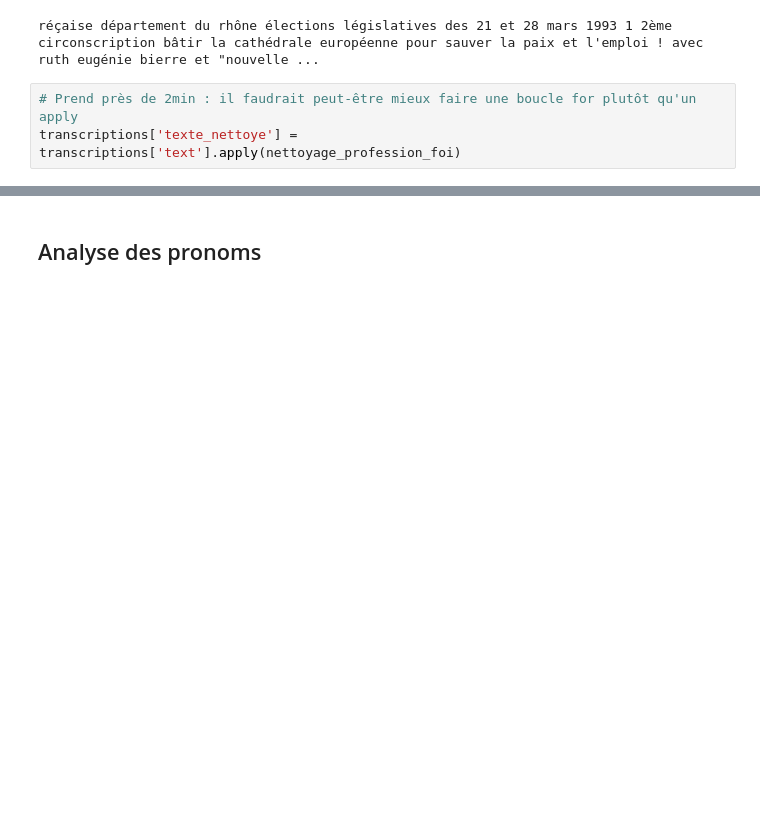
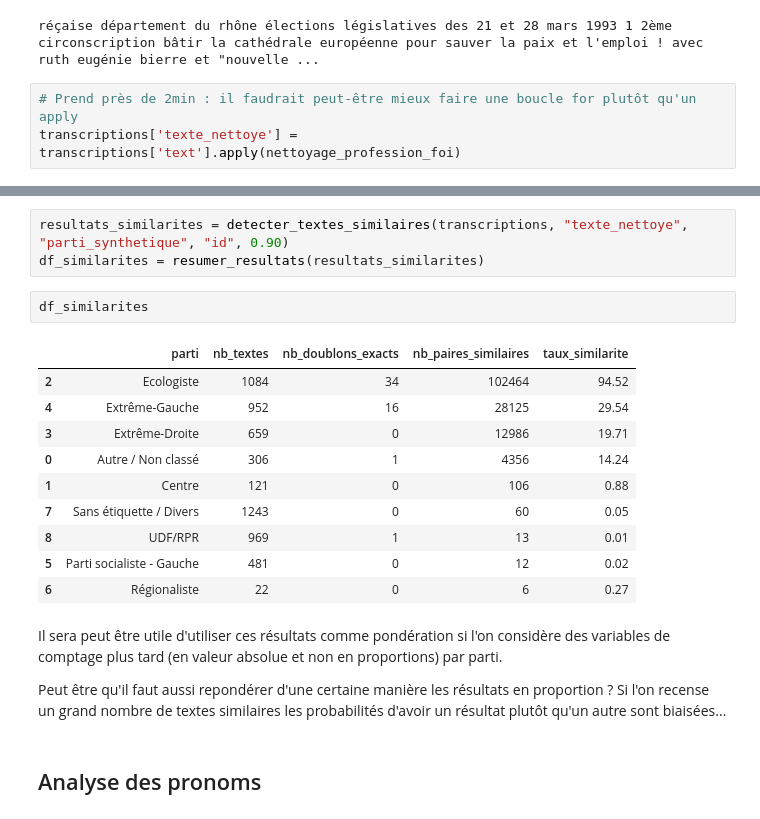
Before and after one commit to itsreivilo/Projet-de-NLP-Olivier, a Jupyter notebook: exploration.ipynb, the cells around one changed output, grey strips where cells are left out. Drawn from its saved outputs; the diff is of its cells as text; blank space fills up the shorter version.

Commit message:
professions de foi similaires

```diff
--- a/exploration.ipynb
+++ b/exploration.ipynb
@@ -371,3 +367,23 @@ def resumer_resultats(resultats):
+# %%
+resultats_similarites = detecter_textes_similaires(transcriptions, "texte_nettoye", "parti_synthetique", "id", 0.90)
+df_similarites = resumer_resultats(resultats_similarites)
+# %%
+df_similarites
+# %% [output]
+|  | parti | nb_textes | nb_doublons_exacts | nb_paires_similaires | taux_similarite |
+| 2 | Ecologiste | 1084 | 34 | 102464 | 94.52 |
+| 4 | Extrême-Gauche | 952 | 16 | 28125 | 29.54 |
+| 3 | Extrême-Droite | 659 | 0 | 12986 | 19.71 |
+| 0 | Autre / Non classé | 306 | 1 | 4356 | 14.24 |
+| 1 | Centre | 121 | 0 | 106 | 0.88 |
+| 7 | Sans étiquette / Divers | 1243 | 0 | 60 | 0.05 |
+| 8 | UDF/RPR | 969 | 1 | 13 | 0.01 |
+| 5 | Parti socialiste - Gauche | 481 | 0 | 12 | 0.02 |
+| 6 | Régionaliste | 22 | 0 | 6 | 0.27 |
+# %% [markdown]
+Il sera peut être utile d'utiliser ces résultats comme pondération si l'on considère des variables de comptage plus tard (en valeur absolue et non en proportions) par parti.
+
+Peut être qu'il faut aussi repondérer d'une certaine manière les résultats en proportion ? Si l'on recense un grand nombre de textes similaires les probabilités d'avoir un résultat plutôt qu'un autre sont biaisées...
 # %% [markdown]
 ## Analyse des pronoms
 # %%
```
Also changed, not shown: parts of 3 cells of this notebook.
